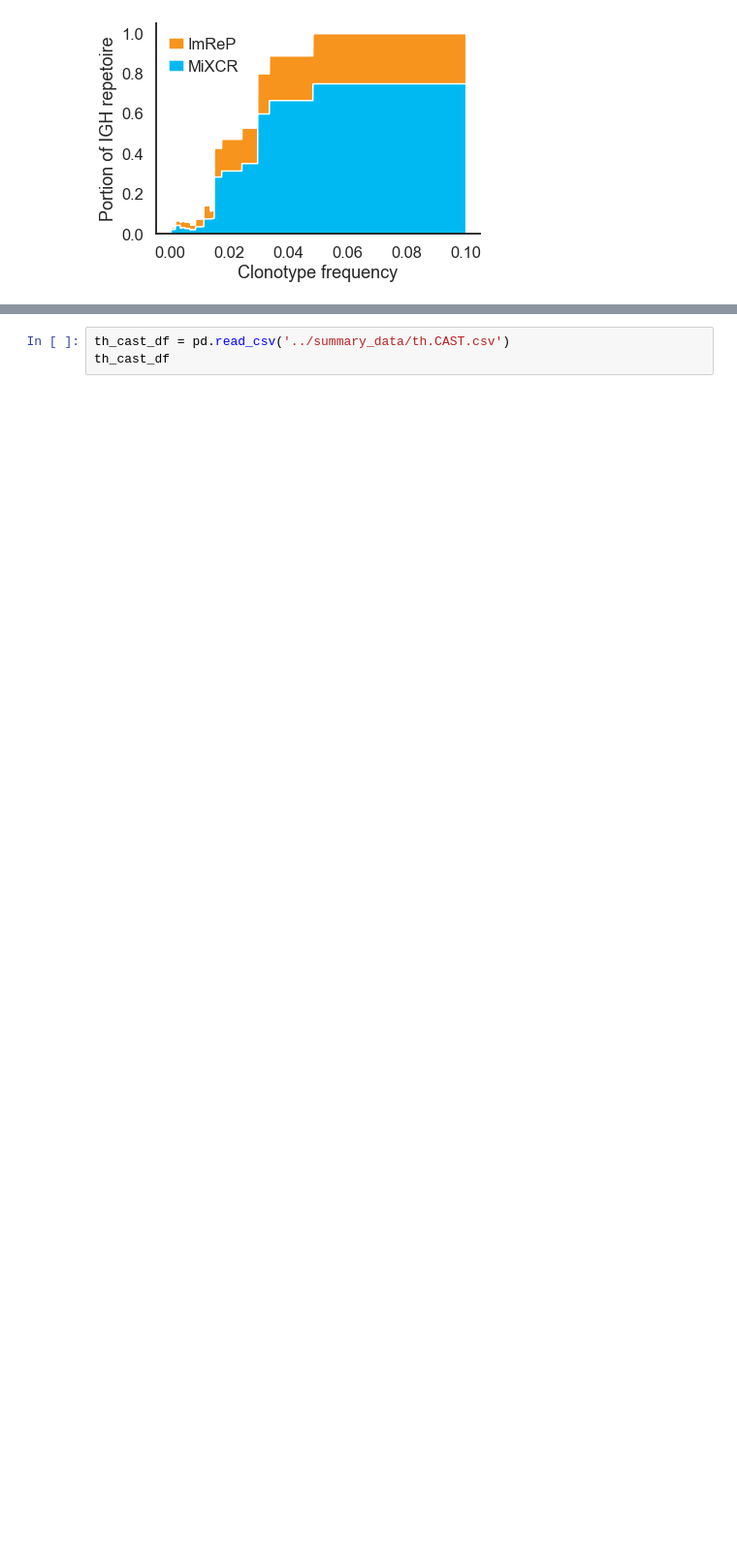
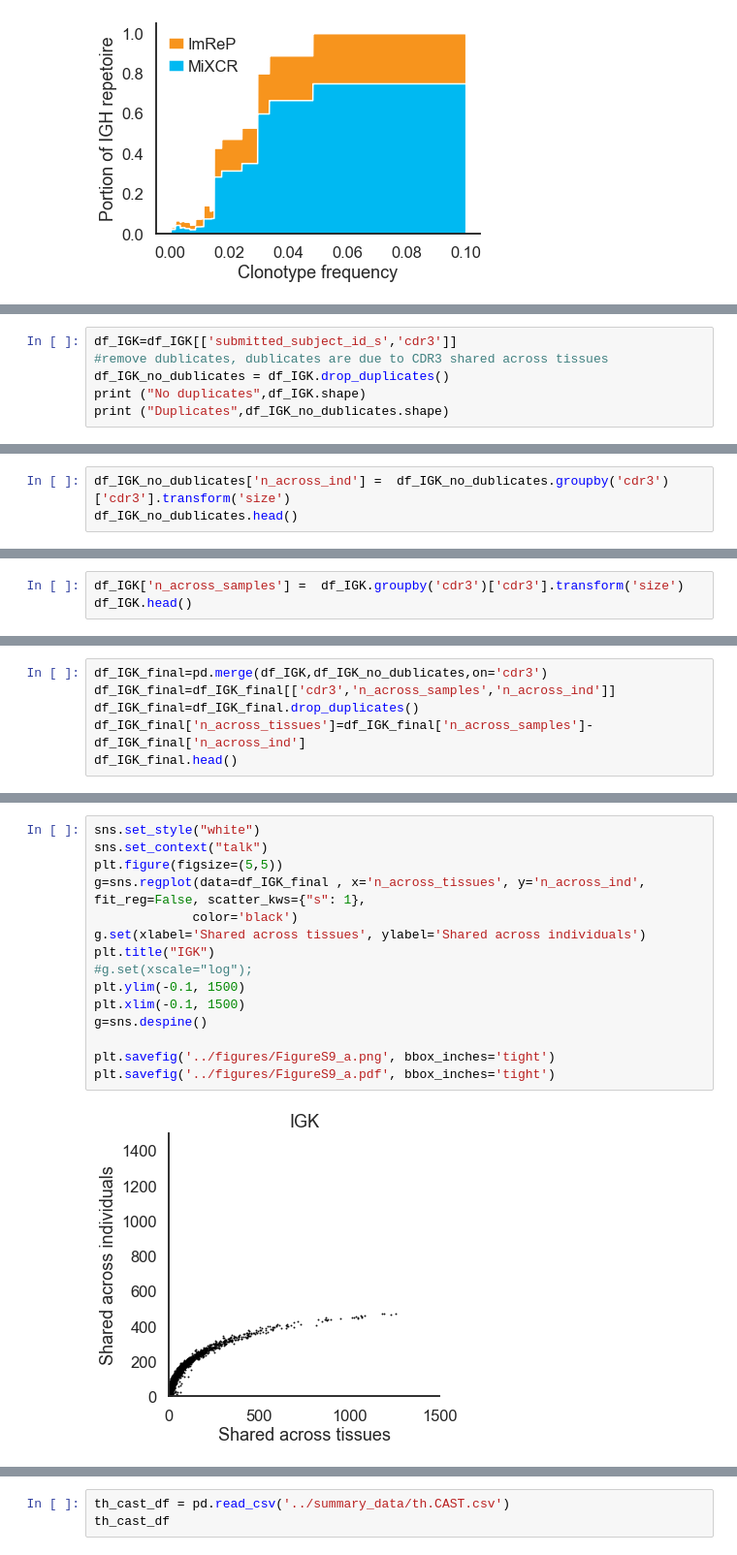
Before and after one commit to Mangul-Lab-USC/ImReP_publication_old, a Jupyter notebook: notebooks/Supplementary.ipynb, the cells around one changed output, grey strips where cells are left out. Shown at 97% size. Cells and saved outputs as stored; diff of their text form; blank space fills up the shorter version.

Commit message:
Added Supplementary Figures S9 and S10

```diff
--- a/notebooks/Supplementary.ipynb
+++ b/notebooks/Supplementary.ipynb
@@ -49,0 +104,6 @@ plt.savefig('../figures/FigureS4.pdf', bbox_inches='tight')
+# %%
+df_IGK=df_IGK[['submitted_subject_id_s','cdr3']]
+#remove dublicates, dublicates are due to CDR3 shared across tissues
+df_IGK_no_dublicates = df_IGK.drop_duplicates()
+print ("No duplicates",df_IGK.shape)
+print ("Duplicates",df_IGK_no_dublicates.shape)
@@ -49,0 +113,3 @@ plt.savefig('../figures/FigureS4.pdf', bbox_inches='tight')
+# %%
+df_IGK_no_dublicates['n_across_ind'] =  df_IGK_no_dublicates.groupby('cdr3')['cdr3'].transform('size')
+df_IGK_no_dublicates.head()
@@ -49,0 +128,3 @@ plt.savefig('../figures/FigureS4.pdf', bbox_inches='tight')
+# %%
+df_IGK['n_across_samples'] =  df_IGK.groupby('cdr3')['cdr3'].transform('size')
+df_IGK.head()
@@ -49,0 +138,6 @@ plt.savefig('../figures/FigureS4.pdf', bbox_inches='tight')
+# %%
+df_IGK_final=pd.merge(df_IGK,df_IGK_no_dublicates,on='cdr3')
+df_IGK_final=df_IGK_final[['cdr3','n_across_samples','n_across_ind']]
+df_IGK_final=df_IGK_final.drop_duplicates()
+df_IGK_final['n_across_tissues']=df_IGK_final['n_across_samples']-df_IGK_final['n_across_ind']
+df_IGK_final.head()
@@ -49,0 +153,17 @@ plt.savefig('../figures/FigureS4.pdf', bbox_inches='tight')
+# %%
+sns.set_style("white")
+sns.set_context("talk")
+plt.figure(figsize=(5,5))
+g=sns.regplot(data=df_IGK_final , x='n_across_tissues', y='n_across_ind', fit_reg=False, scatter_kws={"s": 1},
+             color='black')
+g.set(xlabel='Shared across tissues', ylabel='Shared across individuals')
+plt.title("IGK")
+#g.set(xscale="log");
+plt.ylim(-0.1, 1500)
+plt.xlim(-0.1, 1500)
+g=sns.despine()
+
+plt.savefig('../figures/FigureS9_a.png', bbox_inches='tight')
+plt.savefig('../figures/FigureS9_a.pdf', bbox_inches='tight')
+# %% [output]
+[figure, added]
```
Also changed, not shown: parts of 28 cells of this notebook, 8 other files.
